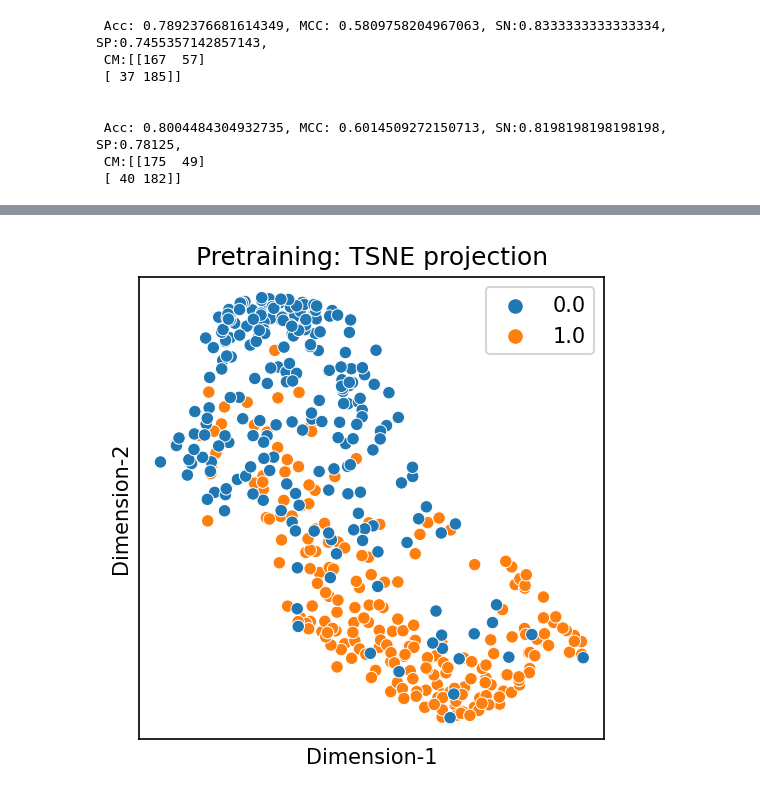
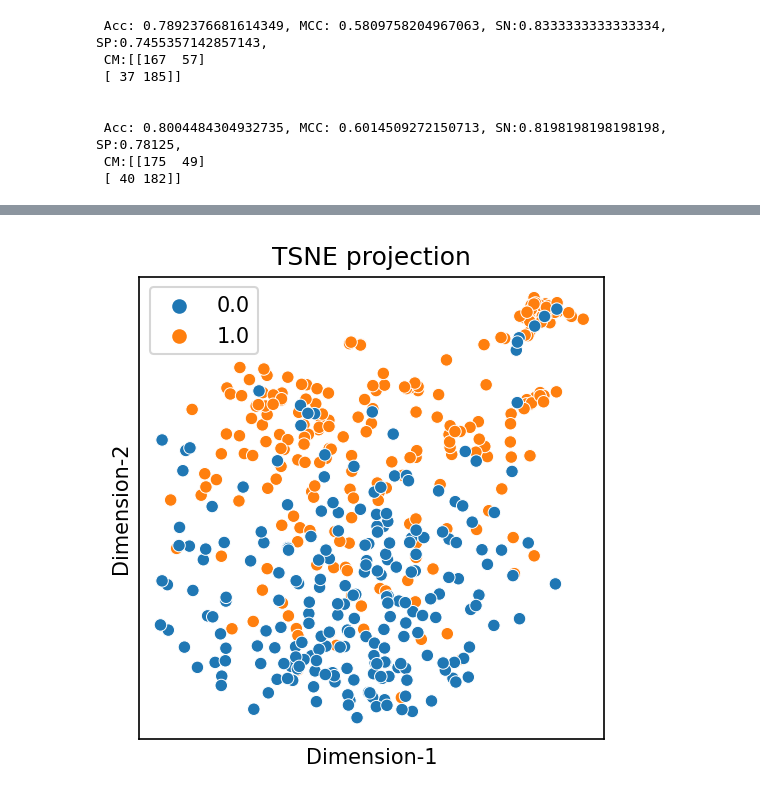
Before and after one commit to anuprulez/transformer_dephosphorylation, a Jupyter notebook: notebooks/train_prot_t5_ffn.ipynb, the cells around one changed output, grey strips where cells are left out. Drawn from its saved outputs; the diff is of its cells as text; code cells hidden in the pictures.

```diff
--- a/notebooks/train_prot_t5_ffn.ipynb
+++ b/notebooks/train_prot_t5_ffn.ipynb
@@ -893,13 +900,17 @@ import h5py
 
 #re_stacked_model.summary()
 
-print("Number of layers: ", len(re_stacked_model.layers))
+#print("Number of layers: ", len(re_stacked_model.layers))
 
 # create truncated model
-truncated_ANN_model = Model(inputs=re_stacked_model.input,
-                                 outputs=re_stacked_model.get_layer(index=26).output) #20
+#truncated_ANN_model = Model(inputs=re_stacked_model.input,
+#                                 outputs=re_stacked_model.get_layer(index=21).output) #20
 
-hidden_features = truncated_ANN_model.predict([X_test_CNN, X_test_full_ST_embedding, X_test_CNN])
+loaded_model_B.summary()
+print("Number of layers: ", len(loaded_model_B.layers))
+truncated_CNN_model = Model(inputs=loaded_model_B.input,
+                                 outputs=loaded_model_B.get_layer(index=len(loaded_model_B.layers) - 2).output) #20
+hidden_features = truncated_CNN_model.predict([X_test_full_ST_embedding])
 
 print(hidden_features.shape)
 
@@ -910,28 +936,28 @@ Number of layers:  29
 (446, 64)
 # %%
-m = TSNE(learning_rate = 10, perplexity = 100, random_state = 20) #"auto"
+m = TSNE(learning_rate = "auto", perplexity = 100, random_state = 20) #"auto"
 tsne_features = m.fit_transform(hidden_features)
 df['Dimension-1'] = tsne_features[:,0]
 df['Dimension-2'] = tsne_features[:,1]
 
 figsize = (4, 4)
 figure(figsize=figsize, dpi=150)
 
 sns.scatterplot(x="Dimension-1", y="Dimension-2", hue='Target',data=df)
 plt.tick_params(top=False,
                bottom=False,
                left=False,
                right=False,
                labelleft=False,
                labelbottom=False)
 
-plt.title("Pretraining: TSNE projection")
+plt.title("TSNE projection")
 plt.legend().set_visible(True)
 filename = "TSNE_stacked_no_pretraining.png"
 plt.savefig(filename,dpi=150,bbox_inches='tight')
 plt.show()
 # %% [output]
-[figure, old version]
+[figure, new version]
 # %%
 from umap import UMAP
 from matplotlib.pyplot import figure
```
Also changed, not shown: parts of 4 cells of this notebook, 5 other files.
